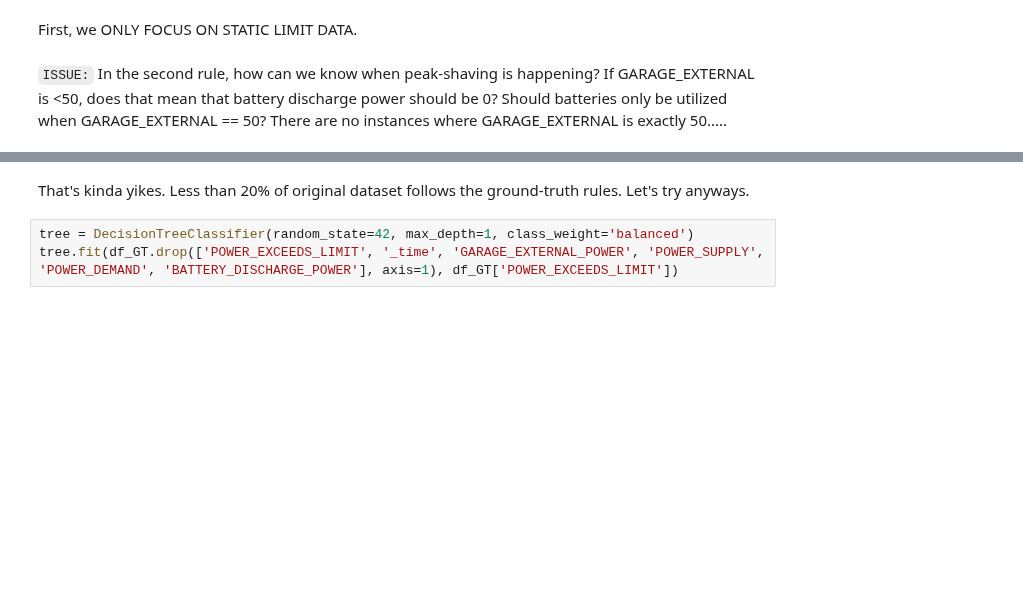
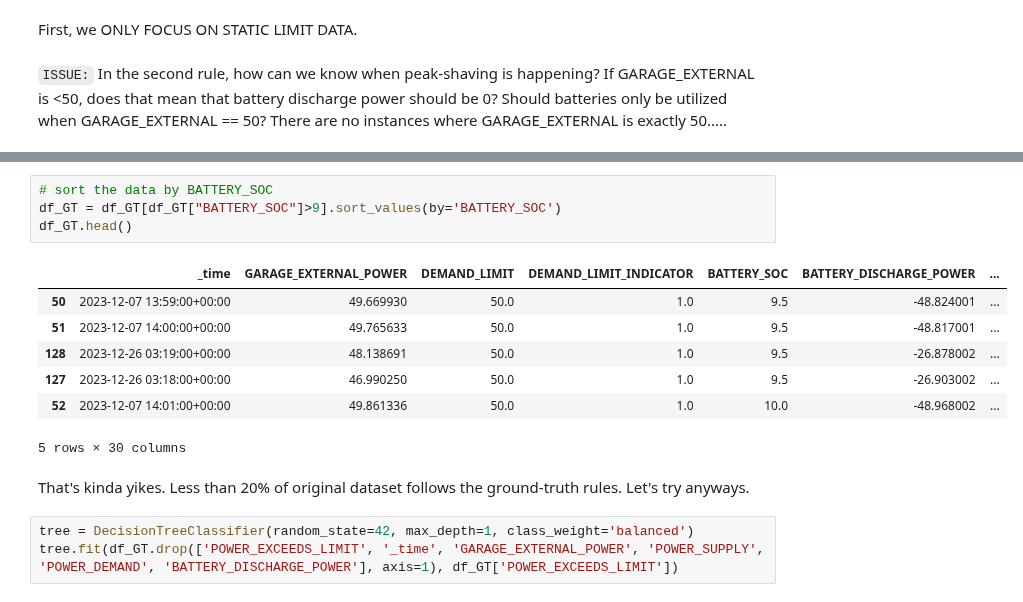
Before and after one commit to SanchoSamba/DS-project, a Jupyter notebook: Urh.ipynb, the cells around one changed output, grey strips where cells are left out. Drawn from its saved outputs; the diff is of its cells as text; blank space fills up the shorter version.

```diff
--- a/Urh.ipynb
+++ b/Urh.ipynb
@@ -187,3 +187,15 @@ Percentage of dataset, that is kept: 19.49968036068773%
+# %%
+# sort the data by BATTERY_SOC
+df_GT = df_GT[df_GT["BATTERY_SOC"]>9].sort_values(by='BATTERY_SOC')
+df_GT.head()
+# %% [output]
+|  | _time | GARAGE_EXTERNAL_POWER | DEMAND_LIMIT | DEMAND_LIMIT_INDICATOR | BATTERY_SOC | BATTERY_DISCHARGE_POWER | ... |
+| 50 | 2023-12-07 13:59:00+00:00 | 49.669930 | 50.0 | 1.0 | 9.5 | -48.824001 | ... |
+| 51 | 2023-12-07 14:00:00+00:00 | 49.765633 | 50.0 | 1.0 | 9.5 | -48.817001 | ... |
+| 128 | 2023-12-26 03:19:00+00:00 | 48.138691 | 50.0 | 1.0 | 9.5 | -26.878002 | ... |
+| 127 | 2023-12-26 03:18:00+00:00 | 46.990250 | 50.0 | 1.0 | 9.5 | -26.903002 | ... |
+| 52 | 2023-12-07 14:01:00+00:00 | 49.861336 | 50.0 | 1.0 | 10.0 | -48.968002 | ... |
+5 rows × 30 columns
 # %% [markdown]
 That's kinda yikes. Less than 20% of original dataset follows the ground-truth rules. Let's try anyways.
 # %%
```
Also changed, not shown: parts of 9 cells of this notebook.
